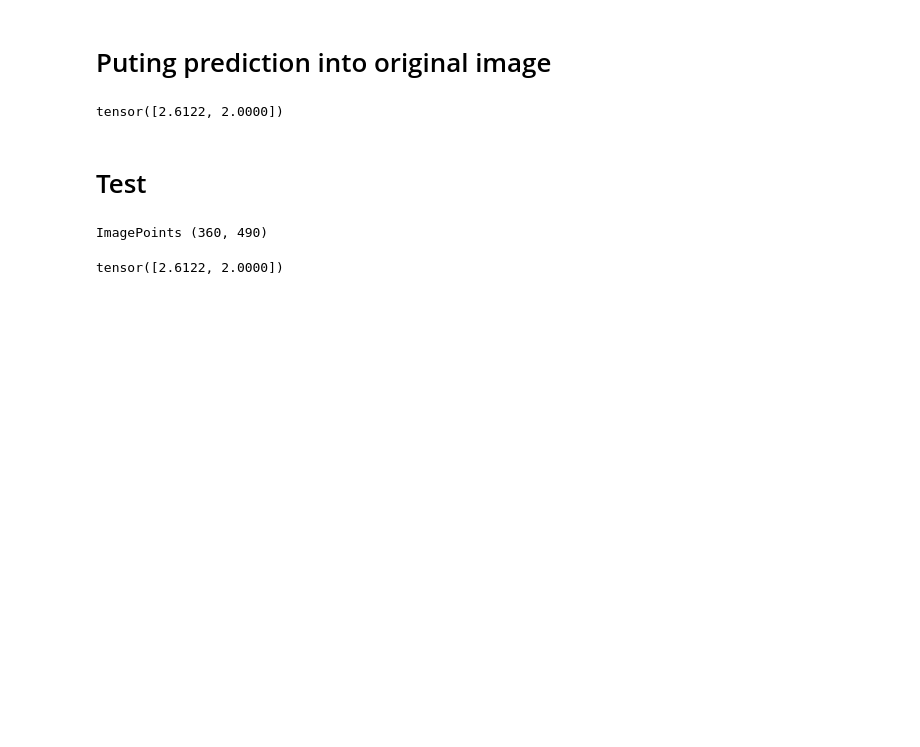
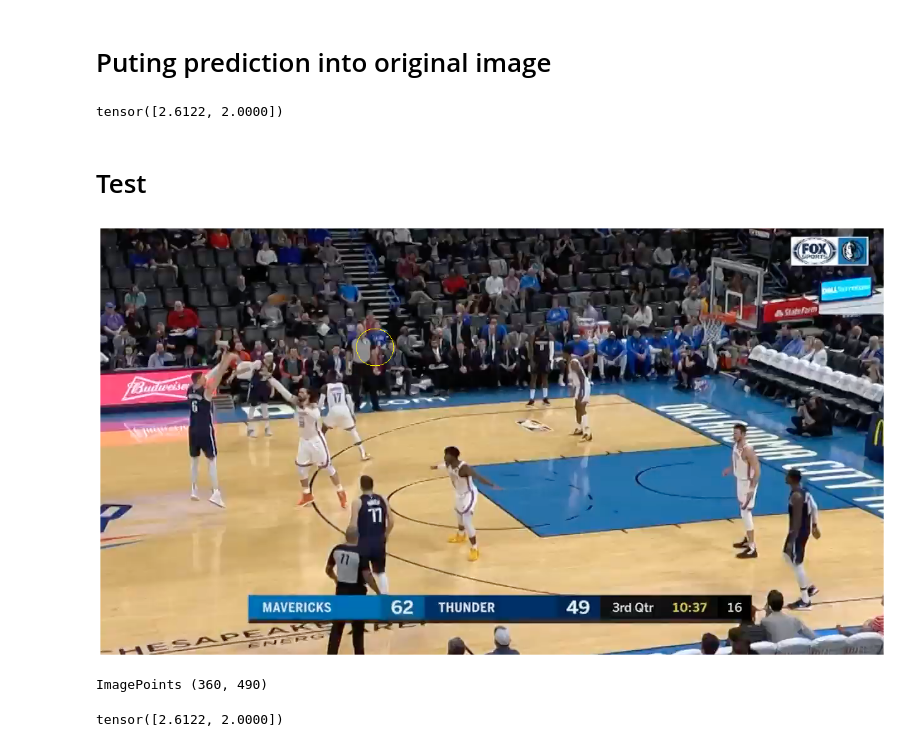
Before and after one commit to Pager07/Human-object-interaction-for-basketball-videos, a Jupyter notebook: Python Files/posenet/BallDetector.ipynb, the cells around one changed output. Cells and saved outputs as stored; diff of their text form; code cells hidden in the pictures; blank space fills up the shorter version.

Commit message:
fixed bugs in the ball regression. I was scaling the coordinate twice.

```diff
--- a/Python Files/posenet/BallDetector.ipynb
+++ b/Python Files/posenet/BallDetector.ipynb
@@ -40,6 +63,8 @@ def resizeFrame(frame):
 def getPrediction(frame):
     '''Given an image, returns the ball coord '''
     resizedImg  = resizeFrame(frame[:])
+#     resizedImg  = frame
+    resizedImg = cv2.cvtColor(resizedImg, cv2.COLOR_BGR2RGB)
     resizedImg = Image(pil2tensor(resizedImg, dtype=np.float32).div_(255))
     imagePoint = learn.predict(resizedImg)[0]
     scaleFactors = getScaleFactors(490,360,frame.shape[0],frame.shape[1])
@@ -76,16 +92,36 @@ tensor([2.6122, 2.0000])
 # %%
 #drawn_img = cv2.circle(img,coordInOriginalImage,3,(255,255,0),1)
 # %%
-def drawPrediction(frame,unscaledCoord):
-    '''Given a frame and unscaledCoord, the coord returned by the model .It draws a circle for you.'''
-    scaleFactors = getScaleFactors(490,360,frame.shape[0],frame.shape[1])
-    coordInOriginalImage= mapToOrginialImage(unscaledCoord, scaleFactors);
-    frame = cv2.circle(frame,coordInOriginalImage,3,(255,255,0),1);
+def drawPrediction(frame,coord):
+    '''
+    Given a frame and coordinate
+    It draws a circle for you.
+    '''
+   # scaleFactors = getScaleFactors(490,360,frame.shape[0],frame.shape[1])
+    #coordInOriginalImage= mapToOrginialImage(coord, scaleFactors);
+    frame = cv2.circle(frame,coord,30,(255,255,0),1);
     return frame
 # %% [markdown]
 # Test
 # %%
-#test_img = open_image('/Users/sandeep/Desktop/FinalYearProject/YoutubeScreenshotScrapper/data/test/test.png')
+test_img = cv2.imread('/Users/sandeep/Desktop/dataandmodles/data/pz3Pointer2.png')
+# %%
+coord = getPrediction(test_img)
+test_img_rgb = cv2.cvtColor(test_img,  cv2.COLOR_BGR2RGB)
+result = drawPrediction(test_img_rgb, coord)
+# %%
+
+xpixels = result.shape[1]
+ypixels = result.shape[0]
+dpi = 72
+scalefactor = 1
+xinch = xpixels * scalefactor / dpi
+yinch = ypixels * scalefactor / dpi
+fig = plt.figure(figsize=(xinch,yinch))
+ax = plt.axes([0, 0, 1, 1], frame_on=False, xticks=[], yticks=[])
+img_plot = plt.imshow(result)
+# %% [output]
+[figure, added]
 # %%
 #x = learn.predict(test_img)
 # %%
```
Also changed, not shown: parts of 8 cells of this notebook, 1 other file.
